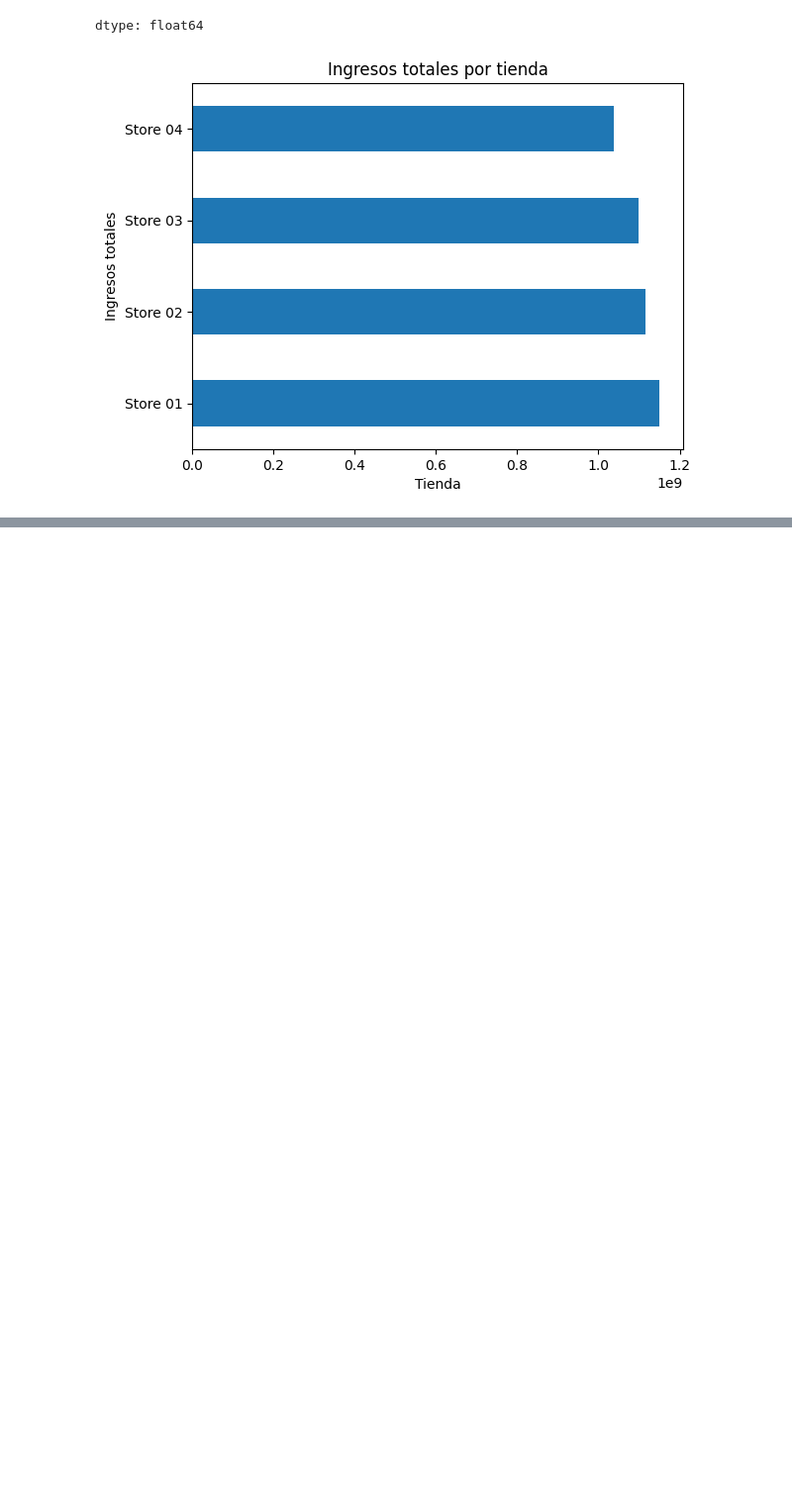
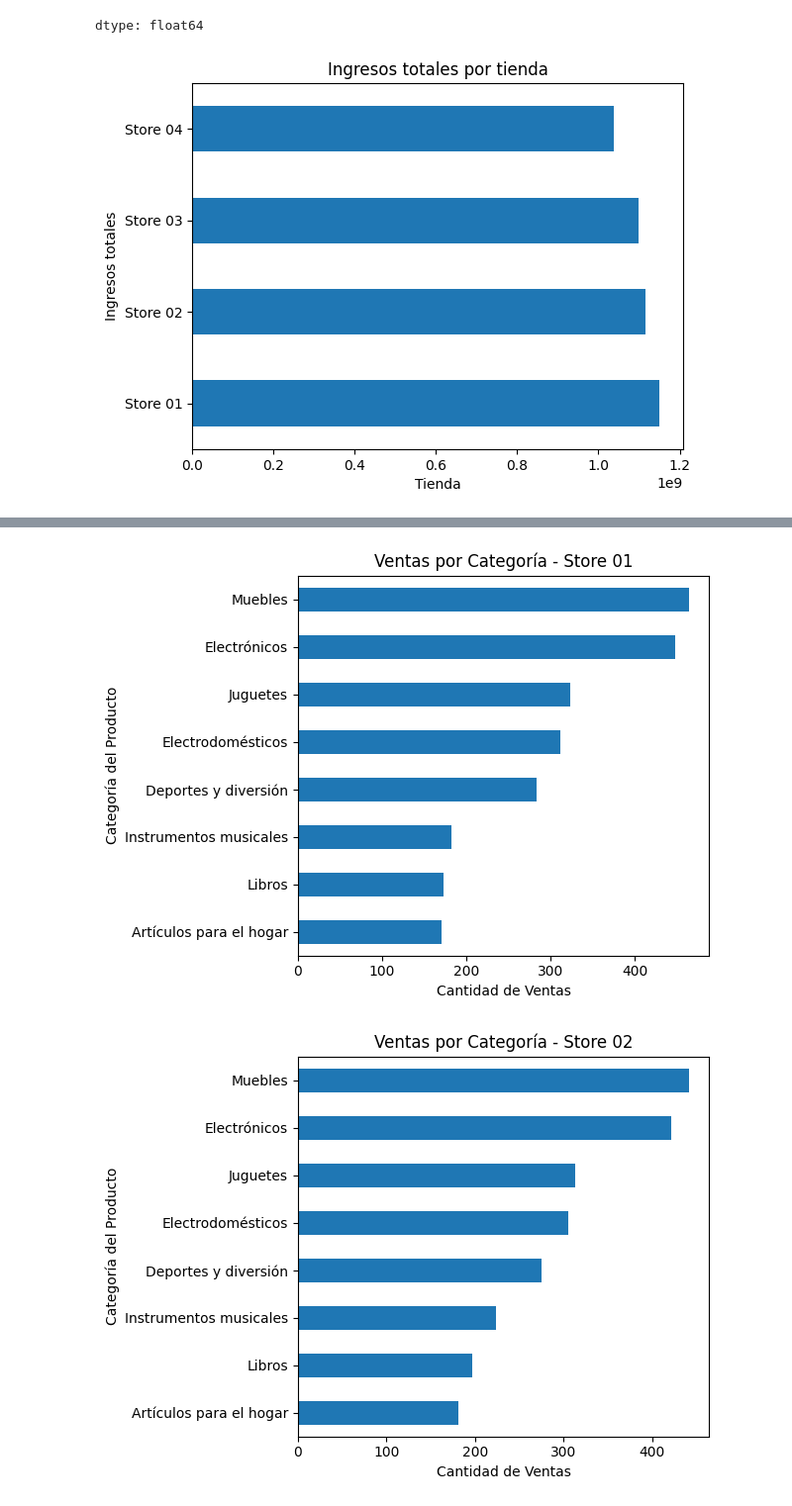
Before and after one commit to dscamacho333/Data_Science_Course, a Jupyter notebook: Final_Store_Project.ipynb, the cells around one changed output, grey strips where cells are left out. Shown: that part at 99% size. Cells and saved outputs as stored; diff of their text form; code cells hidden in the pictures; blank space fills up the shorter version.

Commit message:
Adding product category per store

```diff
--- a/Final_Store_Project.ipynb
+++ b/Final_Store_Project.ipynb
@@ -118,0 +121,12 @@ income_by_store_graph : Axes = create_graph(
+# %%
+category_sales = (
+    stores
+    .groupby(
+        [
+            'Tienda',
+            'Categoría del Producto'
+        ]
+    )['Producto']
+    .count()
+    .sort_values(ascending=False)
+)
@@ -118,0 +189,16 @@ income_by_store_graph : Axes = create_graph(
+# %%
+for i in range(1, 5):
+
+    ax = create_graph(
+        category_sales.loc[f'Store 0{i}'].sort_values(ascending=True),
+        'barh',
+        f'Ventas por Categoría - Store 0{i}',
+        'Cantidad de Ventas',
+        'Categoría del Producto'
+    )
+
+    plt.tight_layout()
+    plt.show()
+# %% [output]
+[figure, added]
+[figure, added]
```
Also changed, not shown: parts of 6 cells of this notebook.
